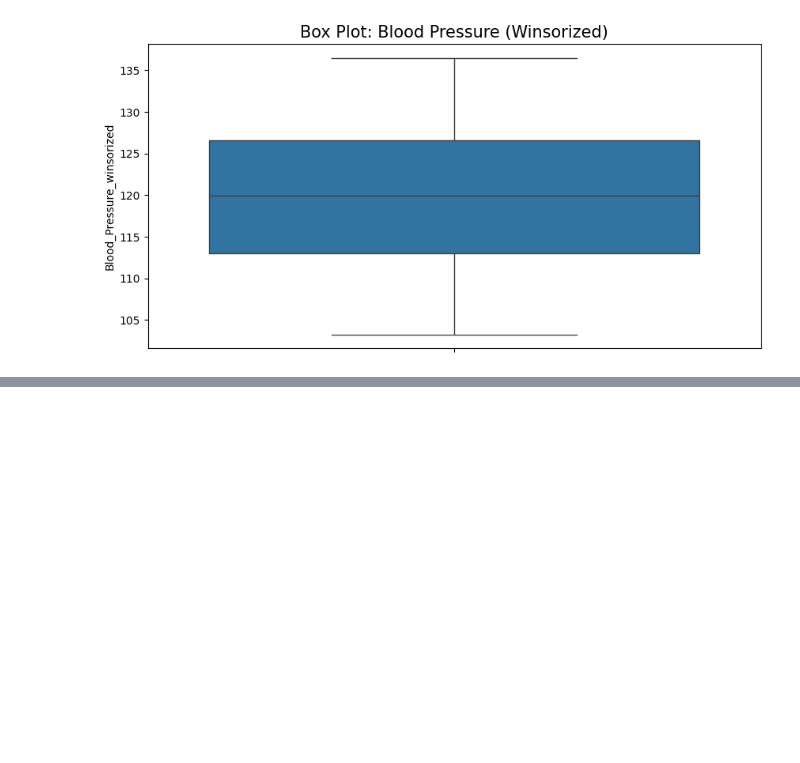
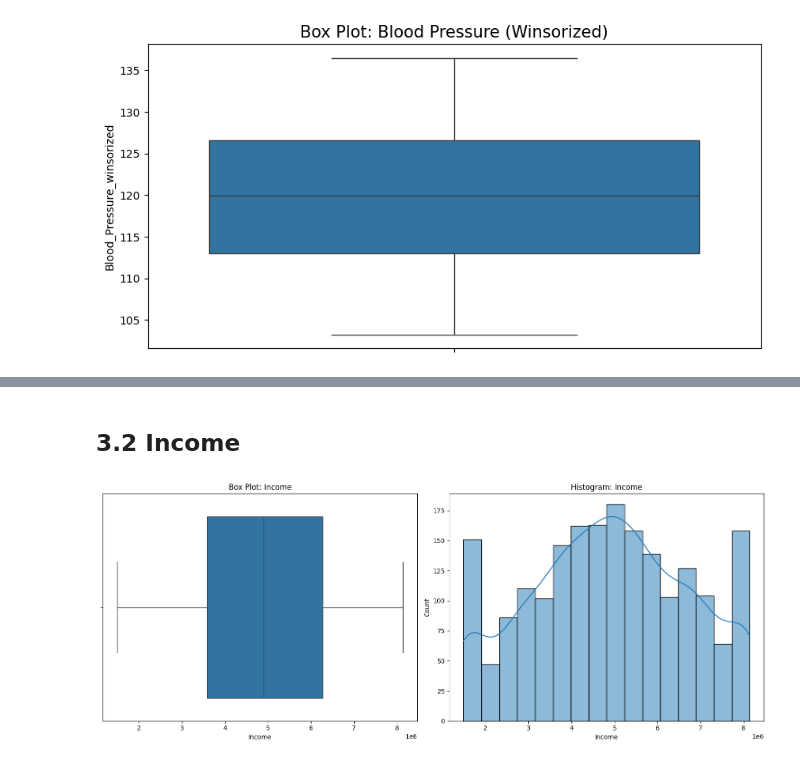
Before and after one commit to Maharanish/K03-IF2220-13522134-13522148, a Jupyter notebook: K03-IF2220-13522134-13522148.ipynb, the cells around one changed output, grey strips where cells are left out. Drawn from its saved outputs; the diff is of its cells as text; code cells hidden in the pictures; blank space fills up the shorter version.

```diff
--- a/K03-IF2220-13522134-13522148.ipynb
+++ b/K03-IF2220-13522134-13522148.ipynb
@@ -533,0 +598,17 @@ plt.show()
+# %% [markdown]
+## 3.2 Income
+# %%
+fig, axes = plt.subplots(nrows=1, ncols=2, figsize=(15, 6))
+
+# Boxplot
+sns.boxplot(data=data, x='Income', ax=axes[0])
+axes[0].set_title('Box Plot: Income')
+
+# Histogram
+sns.histplot(data=data, x='Income', kde=True, ax=axes[1])
+axes[1].set_title('Histogram: Income')
+
+plt.tight_layout()
+plt.show()
+# %% [output]
+[figure, added]
```
Also changed, not shown: parts of 23 cells of this notebook.
